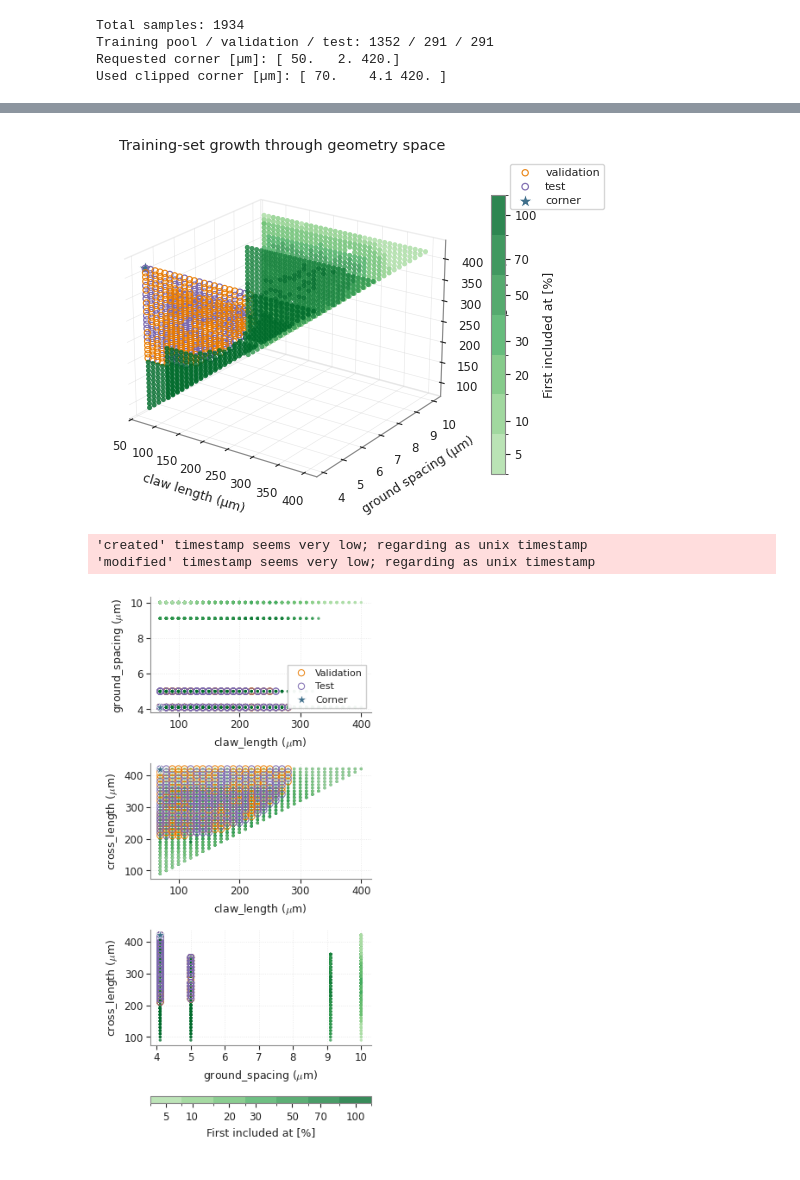
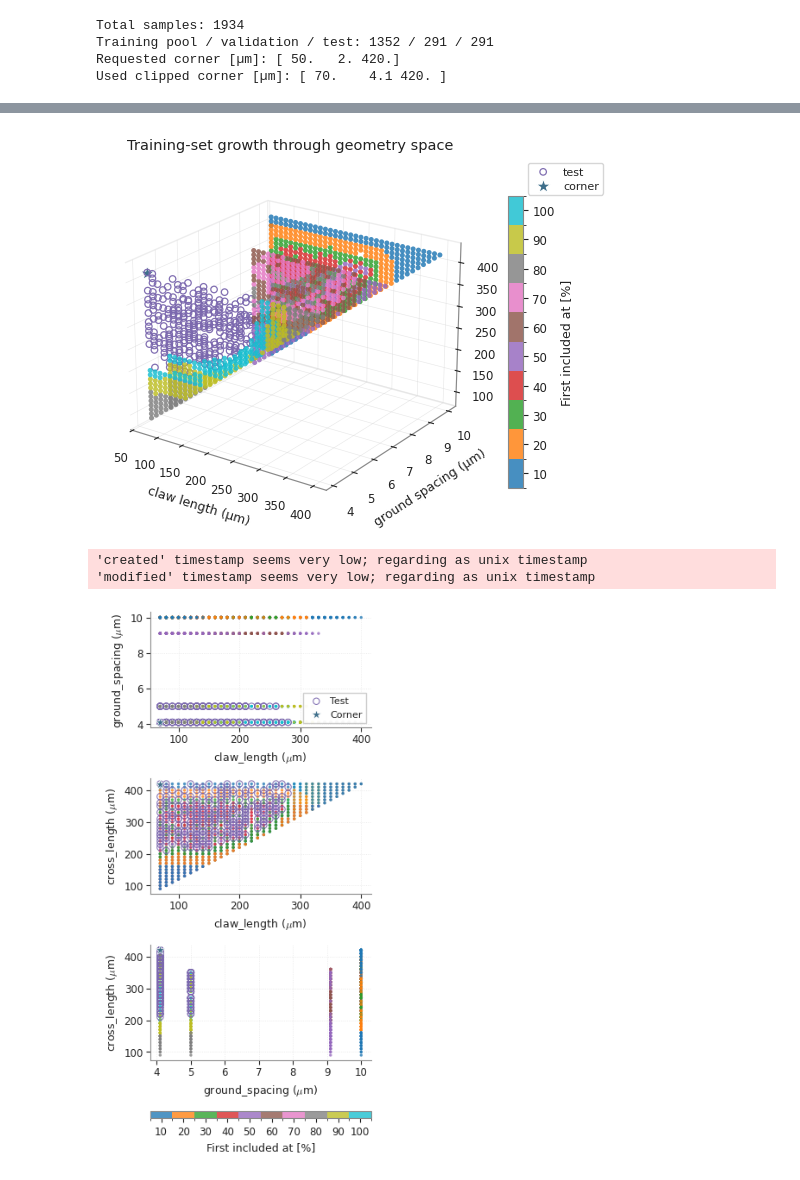
Before and after one commit to CosmiQuantum/ML_qubit_design, a Jupyter notebook: experiments/model_predict_qubit_TransmonCross_Hamiltonian_params/ml_34_corner_far_to_near_sweep_plots.ipynb, the cells around one changed output, grey strips where cells are left out. Saved outputs shown, nothing was run; the diff lists cells and outputs as text; code cells hidden in the pictures.

Commit message:
updated plots for training data amount sweep

```diff
--- a/experiments/model_predict_qubit_TransmonCross_Hamiltonian_params/ml_34_corner_far_to_near_sweep_plots.ipynb
+++ b/experiments/model_predict_qubit_TransmonCross_Hamiltonian_params/ml_34_corner_far_to_near_sweep_plots.ipynb
@@ -226,9 +234,16 @@ def style_3d_axis(ax):
         axis._axinfo["grid"]["linewidth"] = 0.45
 
 
+def training_amount_color(fraction: float):
+    fraction_values = np.asarray(FRACTIONS, dtype=float)
+    idx = int(np.argmin(np.abs(fraction_values - float(fraction))))
+    color_map = plt.get_cmap("tab10" if len(FRACTIONS) <= 10 else "tab20")
+    return color_map(idx % color_map.N)
+
+
 def progression_colormap():
     levels = np.array([fraction * 100.0 for fraction in FRACTIONS], dtype=float)
-    colors = plt.get_cmap("Greens")(np.linspace(0.34, 0.88, len(levels)))
+    colors = [training_amount_color(fraction) for fraction in FRACTIONS]
     cmap = ListedColormap(colors)
     if len(levels) == 1:
         bounds = np.array([levels[0] - 0.5, levels[0] + 0.5])
@@ -388,7 +420,6 @@ with plt.rc_context(paper_style):
     ax = fig.add_subplot(111, projection="3d")
 
     ax.scatter(geom_raw_um[train_pool_idx, 0], geom_raw_um[train_pool_idx, 1], geom_raw_um[train_pool_idx, 2], s=10, c=GREY, alpha=0.22, label="training pool", depthshade=False)
-    ax.scatter(geom_raw_um[val_idx, 0], geom_raw_um[val_idx, 1], geom_raw_um[val_idx, 2], s=18, c=ORANGE, alpha=0.86, label="validation corner", depthshade=False)
     ax.scatter(geom_raw_um[test_idx, 0], geom_raw_um[test_idx, 1], geom_raw_um[test_idx, 2], s=20, c=PURPLE, alpha=0.90, label="test corner", depthshade=False)
     ax.scatter([clipped_corner_um[0]], [clipped_corner_um[1]], [clipped_corner_um[2]], s=130, marker="*", c=BLUE, edgecolor="white", linewidth=0.8, label="chosen corner", depthshade=False)
 
@@ -411,8 +442,7 @@ def plot_fraction_3d(fraction: float, save: bool = True) -> None:
         ax = fig.add_subplot(111, projection="3d")
 
         ax.scatter(geom_raw_um[unused_idx, 0], geom_raw_um[unused_idx, 1], geom_raw_um[unused_idx, 2], s=8, c=GREY, alpha=0.13, label="not used yet", depthshade=False)
-        ax.scatter(geom_raw_um[subset_idx, 0], geom_raw_um[subset_idx, 1], geom_raw_um[subset_idx, 2], s=13, c=GREEN, alpha=0.76, label=f"training used ({fraction:.0%})", depthshade=False)
-        ax.scatter(geom_raw_um[val_idx, 0], geom_raw_um[val_idx, 1], geom_raw_um[val_idx, 2], s=18, c=ORANGE, alpha=0.86, label="validation corner", depthshade=False)
+        ax.scatter(geom_raw_um[subset_idx, 0], geom_raw_um[subset_idx, 1], geom_raw_um[subset_idx, 2], s=13, c=training_amount_color(fraction), alpha=0.76, label=f"training used ({fraction:.0%})", depthshade=False)
         ax.scatter(geom_raw_um[test_idx, 0], geom_raw_um[test_idx, 1], geom_raw_um[test_idx, 2], s=20, c=PURPLE, alpha=0.90, label="test corner", depthshade=False)
         ax.scatter([clipped_corner_um[0]], [clipped_corner_um[1]], [clipped_corner_um[2]], s=130, marker="*", c=BLUE, edgecolor="white", linewidth=0.8, label="chosen corner", depthshade=False)
 
@@ -441,8 +471,7 @@ def plot_fraction_pairwise(fraction: float, save: bool = True) -> None:
         fig, axes = plt.subplots(1, 3, figsize=(7.4, 2.65))
         for ax, (i, j, xlabel, ylabel) in zip(axes, pairs):
             ax.scatter(geom_raw_um[unused_idx, i], geom_raw_um[unused_idx, j], s=8, c=GREY, alpha=0.13, label="not used yet")
-            ax.scatter(geom_raw_um[subset_idx, i], geom_raw_um[subset_idx, j], s=12, c=GREEN, alpha=0.76, label="training used")
-            ax.scatter(geom_raw_um[val_idx, i], geom_raw_um[val_idx, j], s=16, c=ORANGE, alpha=0.86, label="validation corner")
+            ax.scatter(geom_raw_um[subset_idx, i], geom_raw_um[subset_idx, j], s=12, c=training_amount_color(fraction), alpha=0.76, label="training used")
             ax.scatter(geom_raw_um[test_idx, i], geom_raw_um[test_idx, j], s=18, c=PURPLE, alpha=0.90, label="test corner")
             ax.scatter([clipped_corner_um[i]], [clipped_corner_um[j]], s=95, marker="*", c=BLUE, edgecolor="white", linewidth=0.7, label="chosen corner")
             ax.set_xlabel(xlabel)
@@ -452,7 +481,7 @@ def plot_fraction_pairwise(fraction: float, save: bool = True) -> None:
             ax.spines["right"].set_visible(False)
 
         handles, labels = axes[0].get_legend_handles_labels()
-        fig.legend(handles, labels, loc="lower center", ncol=5, frameon=True, bbox_to_anchor=(0.5, -0.11))
+        fig.legend(handles, labels, loc="lower center", ncol=4, frameon=True, bbox_to_anchor=(0.5, -0.11))
         fig.suptitle(f"Pairwise geometry coverage at {fraction:.0%} training fraction", y=1.03)
         fig.tight_layout()
 
@@ -492,7 +521,7 @@ with plt.rc_context(paper_style):
         subset_idx = subset_for_fraction(fraction)
         ax = fig.add_subplot(n_rows, n_cols, panel_idx, projection="3d")
         train_pool_handle = ax.scatter(geom_raw_um[train_pool_idx, 0], geom_raw_um[train_pool_idx, 1], geom_raw_um[train_pool_idx, 2], s=4.5, c=GREY, alpha=0.10, depthshade=False, label="training pool")
-        train_handle = ax.scatter(geom_raw_um[subset_idx, 0], geom_raw_um[subset_idx, 1], geom_raw_um[subset_idx, 2], s=8, c=GREEN, alpha=0.72, depthshade=False, label="training used")
+        train_handle = ax.scatter(geom_raw_um[subset_idx, 0], geom_raw_um[subset_idx, 1], geom_raw_um[subset_idx, 2], s=8, c=training_amount_color(fraction), alpha=0.72, depthshade=False, label="training used")
         test_handle = ax.scatter(geom_raw_um[test_idx, 0], geom_raw_um[test_idx, 1], geom_raw_um[test_idx, 2], s=9, c=PURPLE, alpha=0.85, depthshade=False, label="held-out test corner")
         if handles is None:
             handles = [train_handle, test_handle, train_pool_handle]
@@ -534,7 +565,6 @@ def plot_progression_green_shades_3d(save: bool = True) -> None:
             linewidths=0,
             depthshade=False,
         )
-        ax.scatter(geom_raw_um[val_idx, 0], geom_raw_um[val_idx, 1], geom_raw_um[val_idx, 2], s=20, facecolors="none", edgecolors=ORANGE, linewidths=0.85, alpha=0.9, label="validation", depthshade=False)
         ax.scatter(geom_raw_um[test_idx, 0], geom_raw_um[test_idx, 1], geom_raw_um[test_idx, 2], s=22, facecolors="none", edgecolors=PURPLE, linewidths=0.9, alpha=0.95, label="test", depthshade=False)
         ax.scatter([clipped_corner_um[0]], [clipped_corner_um[1]], [clipped_corner_um[2]], s=125, marker="*", c=BLUE, edgecolor="white", linewidth=0.8, label="corner", depthshade=False)
 
@@ -582,17 +612,6 @@ def plot_progression_green_shades_pairwise(save: bool = True) -> None:
                 linewidths=0,
                 rasterized=True,
                 zorder=1,
-            )
-            ax.scatter(
-                geom_raw_um[val_idx, i],
-                geom_raw_um[val_idx, j],
-                s=28,
-                facecolors="none",
-                edgecolors=ORANGE,
-                linewidths=0.75,
-                alpha=0.92,
-                label="Validation",
-                zorder=3,
             )
             ax.scatter(
                 geom_raw_um[test_idx, i],
@@ -625,34 +644,34 @@ def plot_progression_green_shades_pairwise(save: bool = True) -> None:
             ax.tick_params(axis="both", pad=2)
 
         axes[0].legend(
             loc="lower right",
             frameon=True,
             fancybox=False,
             edgecolor="#CCCCCC",
             facecolor="white",
             framealpha=0.95,
             handletextpad=0.45,
             borderpad=0.4,
         )
 
         cbar = fig.colorbar(sc, cax=cax, orientation="horizontal")
         cbar.set_label("First included at [%]")
         cbar.set_ticks(levels)
         cbar.set_ticklabels([f"{level:.0f}" for level in levels])
         cbar.outline.set_edgecolor("#888888")
         cbar.outline.set_linewidth(0.8)
 
         fig.subplots_adjust(left=0.2, right=0.965, bottom=0.09, top=0.985)
         if save:
             fig.savefig(PLOT_DIR / "geometry_pairwise_progression_green_shades.pdf", bbox_inches="tight", pad_inches=0.04)
             fig.savefig(PLOT_DIR / "geometry_pairwise_progression_green_shades.png", bbox_inches="tight", pad_inches=0.04, dpi=300)
         plt.show()
 
 
 plot_progression_green_shades_3d()
 plot_progression_green_shades_pairwise()
 # %% [output]
-[figure, old version]
+[figure, new version]
 'created' timestamp seems very low; regarding as unix timestamp
 'modified' timestamp seems very low; regarding as unix timestamp
-[figure, old version]
+[figure, new version]
```
Also changed, not shown: parts of 9 cells of this notebook, 56 other files.
